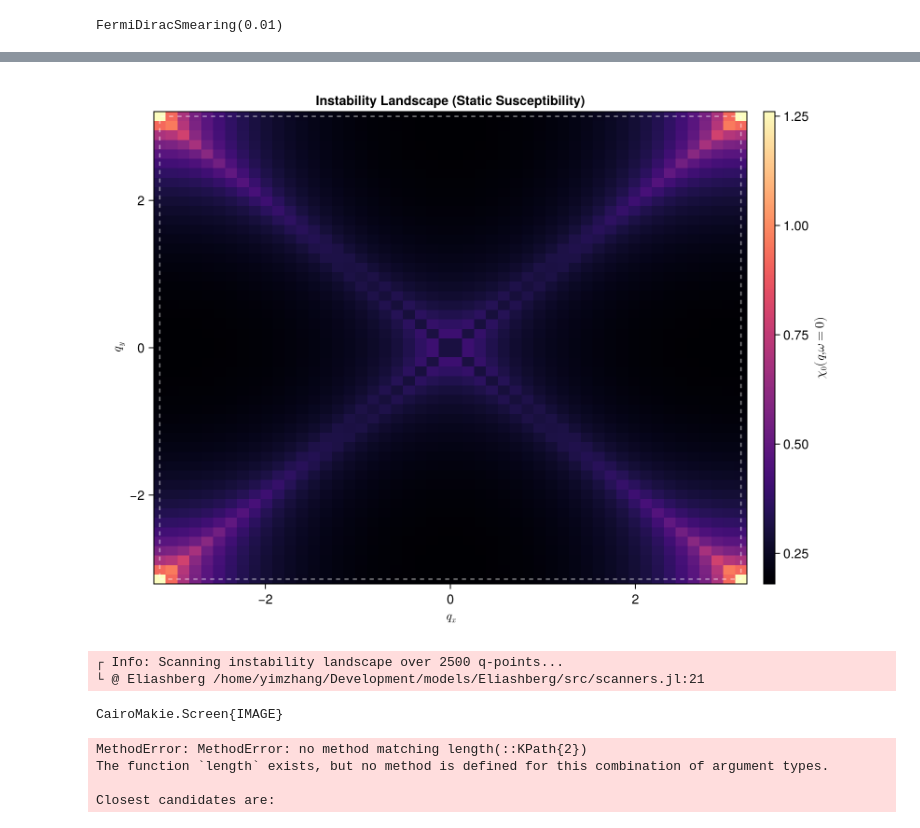
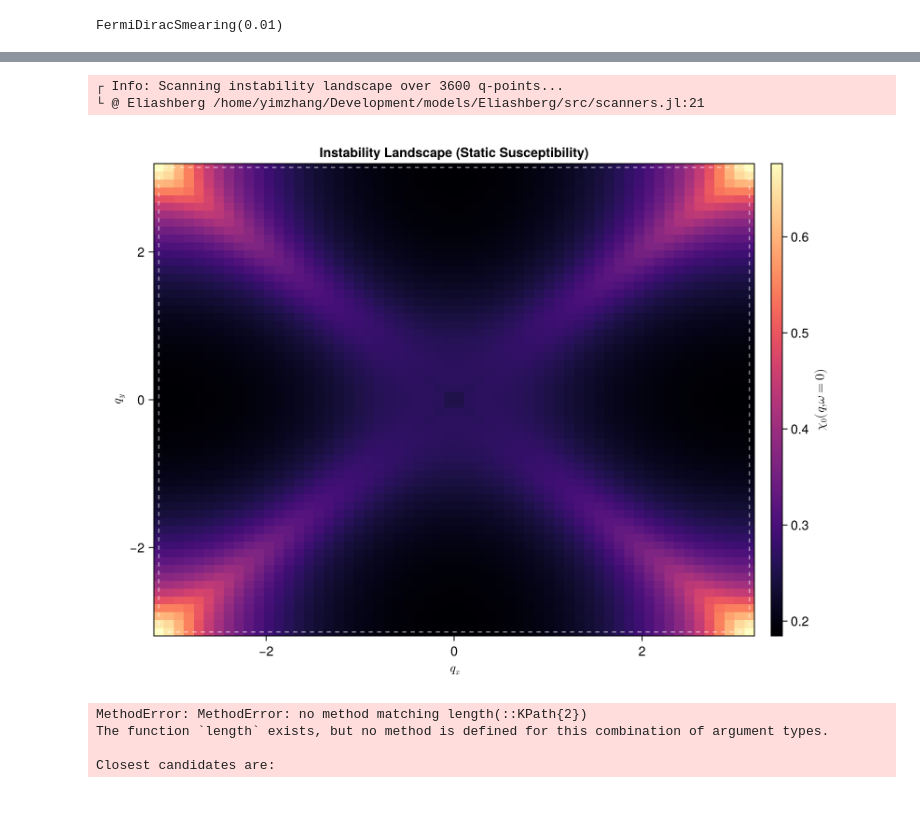
Before and after one commit to ymzhang0/Eliashberg, a Jupyter notebook: examples/ex1.ipynb, the cells around one changed output, grey strips where cells are left out. Drawn from its saved outputs; the diff is of its cells as text; code cells hidden in the pictures.

```diff
--- a/examples/ex1.ipynb
+++ b/examples/ex1.ipynb
@@ -45,7 +87,12 @@ t = 1.0
 tp = 0.0
 mu = 0.0
 tb_model = TightBinding{2}(t, tp, mu)
-grid_2d = generate_2d_kgrid(50, 50)
+kgrid = generate_2d_kgrid(100, 100)
+
+# --- B. 可视化静态景观 (Landscape) ---
+Nq = 60
+# 产生一个均匀的 q 网格用于探测 BZ 内的不稳定点
+qgrid = generate_2d_kgrid(Nq, Nq)
 smearing = FermiDiracSmearing(0.01) # T = 0.01
 # %% [output]
 FermiDiracSmearing(0.01)
@@ -89,13 +134,11 @@ ArgumentError: ArgumentError:
 # %%
-landscape_data = scan_instability_landscape(tb_model, grid_2d, grid_2d; T=0.01)
-landscape_matrix = reshape(landscape_data, 50, 50)
-fig_landscape = visualize_landscape(Val(2), grid_2d, landscape_matrix)
-display(fig_landscape)
+landscape_data = scan_instability_landscape(tb_model, kgrid, qgrid; T=T_val)
+landscape_matrix = reshape(landscape_data, Nq, Nq)
+fig_ls = visualize_landscape(Val(2), qgrid, landscape_matrix)
 # %% [output]
+┌ Info: Scanning instability landscape over 3600 q-points...
+└ @ Eliashberg /home/yimzhang/Development/models/Eliashberg/src/scanners.jl:21
-[figure, old version]
+[figure, new version]
-┌ Info: Scanning instability landscape over 2500 q-points...
-└ @ Eliashberg /home/yimzhang/Development/models/Eliashberg/src/scanners.jl:21
-CairoMakie.Screen{IMAGE}
 # %%
 # 1. 定义高对称路径 (例如：Γ -> X -> M -> Γ)
 nodes = [
```
Also changed, not shown: parts of 9 cells of this notebook, 11 other files.
